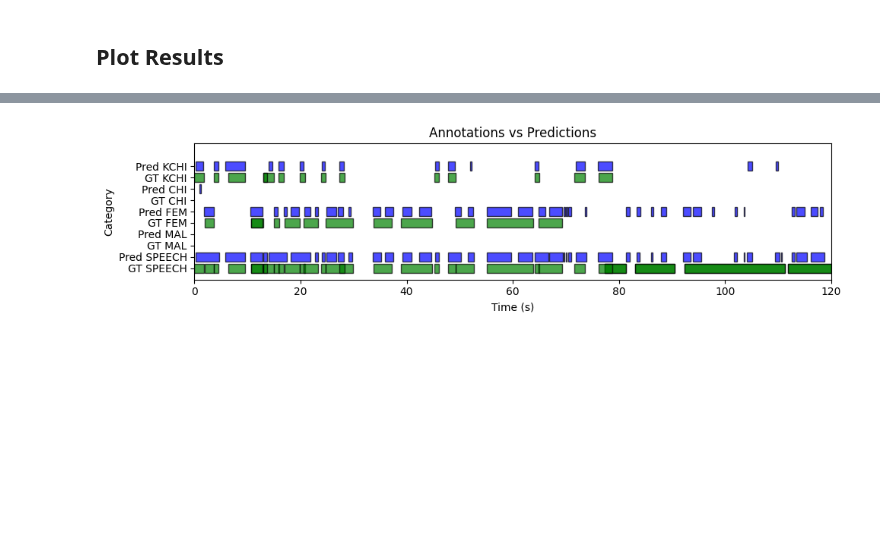
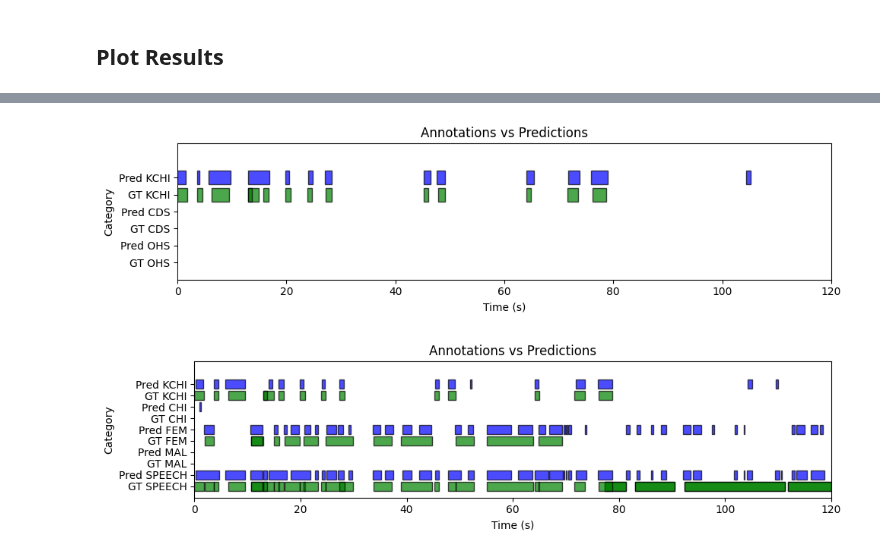
Before and after one commit to neleSuffo/naturalistic-social-analysis, a Jupyter notebook: notebooks/vtc_evaluation.ipynb, the cells around one changed output, grey strips where cells are left out. Drawn from its saved outputs; the diff is of its cells as text; code cells hidden in the pictures; blank space fills up the shorter version.

```diff
--- a/notebooks/vtc_evaluation.ipynb
+++ b/notebooks/vtc_evaluation.ipynb
@@ -545,3 +603,7 @@ metrics_f1_df
+# %%
+plot_annotations_vs_predictions('100898.MP4', "cl_v2", [0, 120])
+# %% [output]
+[figure, added]
 # %%
 plot_annotations_vs_predictions('100898.MP4', "og_01", [0, 120])
 # %% [output]
```
Also changed, not shown: parts of 6 cells of this notebook.
